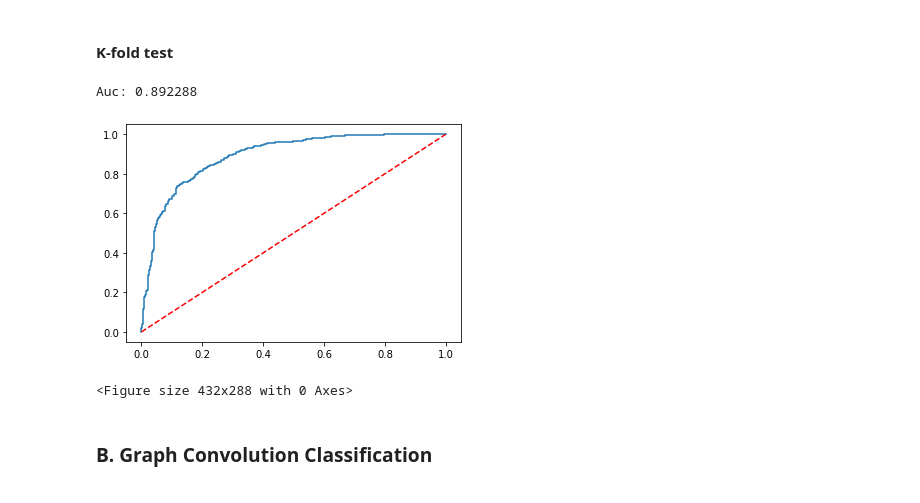
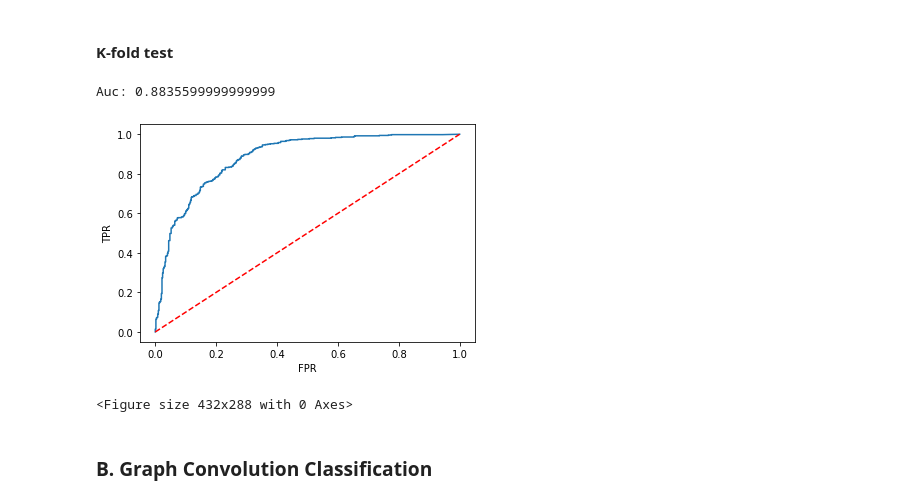
Before and after one commit to tinahuang222/NucleiSegmentation, a Jupyter notebook: Master-code.ipynb, the cells around one changed output. Cells and saved outputs as stored; diff of their text form; code cells hidden in the pictures.

```diff
--- a/Master-code.ipynb
+++ b/Master-code.ipynb
@@ -757,7 +757,7 @@ def evaluate_features_rf(features_df):
     feature_scores = [feature_names, imp_score]
     return feature_scores
 # %%
-data_path = Path('./data')
+data_path = Path('./data') / 'train'
 cellgraph_feature_path = data_path / 'graph_feature' / 'graph_feature.csv'
 aggr_cell_feature_path = data_path / 'cell_feature'/ 'cell_features_aggr.csv'
 label_path =  data_path / 'tiles_rois' / 'dataset.csv'
@@ -901,7 +903,7 @@ def train_rf_model(feature_df, feature_ranking_path, top_feature=15):
     rf.fit(X, y)
     return rf
 # %%
-data_path = Path('./data')
+data_path = Path('./data') / 'train'
 mix_feature_ranking_path = data_path / 'graph_feature' /  'mix_feature_ranking.csv'
 mix_feature_path = data_path / 'graph_feature'/ 'mix_feature.csv'
 
@@ -930,5 +933,5 @@ def predict_from_model(model, feature_df, feature_ranking_path, top_feature=15):
 # %%
-data_path = Path('./data')
+data_path = Path('./data') / 'train'
 mix_feature_ranking_path = data_path / 'graph_feature' /  'mix_feature_ranking.csv'
 mix_feature_path = data_path / 'graph_feature'/ 'mix_feature.csv'
 model_dir = data_path / 'models'
@@ -990,23 +993,25 @@ def k_fold_test(feature_df, feature_ranking_path, fold=10, top_feature=15):
 
     fpr, tpr, _ = roc_curve(y_test_all, y_pred_all)
     print('Auc:', auc(fpr, tpr))
-    plt.plot(fpr, tpr, label='RF')
+    plt.plot(fpr, tpr)
+    plt.xlabel('FPR')
+    plt.ylabel('TPR')
     plt.plot([0, 1], [0, 1], color='r', linestyle='--')
     plt.show()
     plt.clf()
 # %%
-data_path = Path('./data')
+data_path = Path('./data') / 'train'
 mix_feature_ranking_path = data_path / 'graph_feature' /  'mix_feature_ranking.csv'
 mix_feature_path = data_path / 'graph_feature'/ 'mix_feature.csv'
 
 pred_results_dir = data_path / 'results'
 os.makedirs(pred_results_dir, exist_ok=True)
 
 feature_df = pd.read_csv(mix_feature_path, index_col='tile_name')
-k_fold_test(feature_df, mix_feature_ranking_path, fold=10, top_feature=20)
+k_fold_test(feature_df, mix_feature_ranking_path, fold=10, top_feature=15)
 # %% [output]
-Auc: 0.892288
+Auc: 0.8835599999999999
-[figure, old version]
+[figure, new version]
 <Figure size 432x288 with 0 Axes>
 # %% [markdown]
 ### B. Graph Convolution Classification
```
Also changed, not shown: parts of 59 cells of this notebook, 7 other files.
